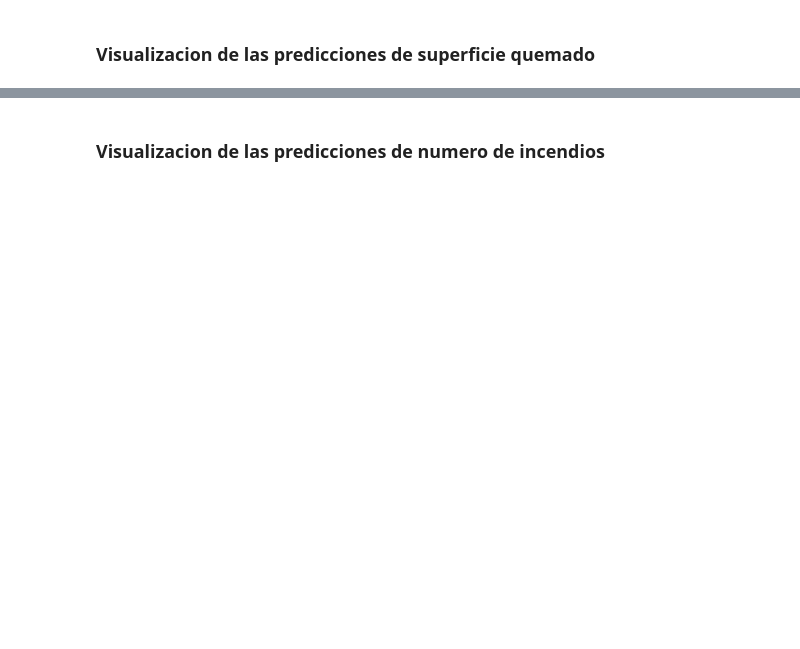
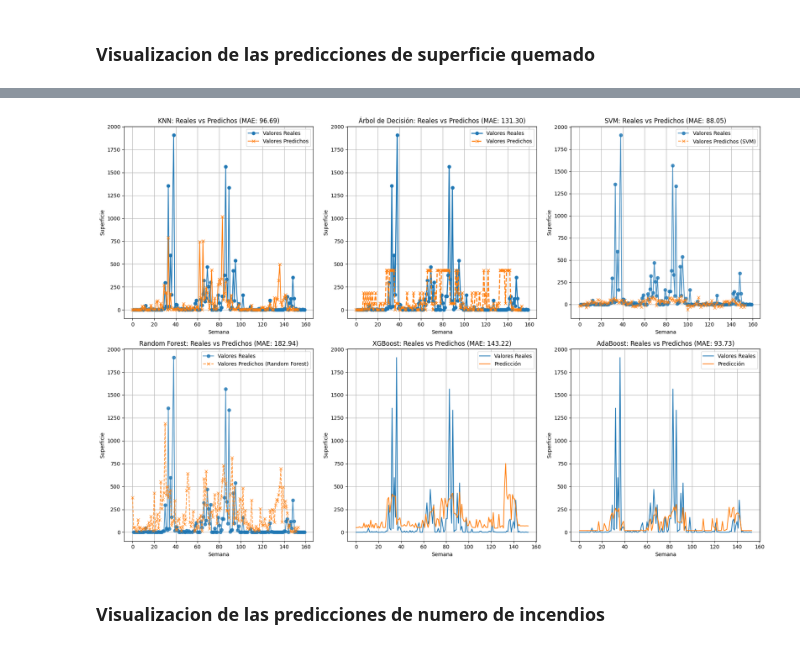
Before and after one commit to JozsefIvanGafo/4-Year-Q1-iao-project-Prediction-of-Forest-fires-in-Galicia-Spain2024-UC3M, a Jupyter notebook: prediction_of_forest_fires_in_Galicia2.ipynb, the cells around one changed output, grey strips where cells are left out. Saved outputs shown, nothing was run; the diff lists cells and outputs as text; code cells hidden in the pictures; blank space fills up the shorter version.

```diff
--- a/prediction_of_forest_fires_in_Galicia2.ipynb
+++ b/prediction_of_forest_fires_in_Galicia2.ipynb
@@ -359,11 +359,11 @@ param_grid = {
 }
 
 # Realizar Grid Search
-ab = GridSearchCV(estimator=ada_boost, param_grid=param_grid, scoring='neg_mean_absolute_error', cv=5)
+ab = GridSearchCV(estimator=ada_boost, param_grid=param_grid, scoring='neg_mean_absolute_error', cv=5 ,n_jobs=-1)
 ab.fit(x_train, y_train)
 
 # Realizar Grid Search
-ab_2 = GridSearchCV(estimator=ada_boost, param_grid=param_grid, scoring='neg_mean_absolute_error', cv=5)
+ab_2 = GridSearchCV(estimator=ada_boost, param_grid=param_grid, scoring='neg_mean_absolute_error', cv=5, n_jobs=-1)
 ab_2.fit(x_train, y_train_2)
 
 
@@ -470,3 +470,88 @@ plt.show()
+# %%
+def filter_values(y_true, y_pred):
+    mask = y_true <= 4000
+    return y_true[mask], y_pred[mask]
+
+fig, axes = plt.subplots(2, 3, figsize=(18, 12))  # Crear una tabla de 2 filas y 3 columnas
+axes = axes.flatten()  # Aplanar para un acceso sencillo a cada subplot
+
+# Gráfica 1: KNN
+y_pred_knn = knn_hpo.best_estimator_.predict(x_test)
+y_test_filtered, y_pred_knn_filtered = filter_values(y_test, y_pred_knn)
+mae_knn = mean_absolute_error(y_test_filtered, y_pred_knn_filtered)
+axes[0].plot(y_test_filtered, label='Valores Reales', marker='o')
+axes[0].plot(y_pred_knn_filtered, label='Valores Predichos', marker='x')
+axes[0].set_title(f'KNN: Reales vs Predichos (MAE: {mae_knn:.2f})')
+axes[0].set_xlabel('Semana')
+axes[0].set_ylabel('Superficie')
+axes[0].legend()
+axes[0].grid()
+
+# Gráfica 2: Árbol de Decisión
+y_pred_dt = tree_hpo.best_estimator_.predict(x_test)
+y_test_filtered, y_pred_dt_filtered = filter_values(y_test, y_pred_dt)
+mae_dt = mean_absolute_error(y_test_filtered, y_pred_dt_filtered)
+axes[1].plot(y_test_filtered, label='Valores Reales', marker='o', linestyle='-', linewidth=2)
+axes[1].plot(y_pred_dt_filtered, label='Valores Predichos', marker='x', linestyle='--', linewidth=2)
+axes[1].set_title(f'Árbol de Decisión: Reales vs Predichos (MAE: {mae_dt:.2f})')
+axes[1].set_xlabel('Semana')
+axes[1].set_ylabel('Superficie')
+axes[1].legend()
+axes[1].grid()
+
+# Gráfica 3: SVM
+y_pred_svm = svm_hpo.best_estimator_.predict(x_test)
+y_test_filtered, y_pred_svm_filtered = filter_values(y_test, y_pred_svm)
+mae_svm = mean_absolute_error(y_test_filtered, y_pred_svm_filtered)
+axes[2].plot(y_test_filtered, label='Valores Reales', marker='o', linestyle='-', alpha=0.8)
+axes[2].plot(y_pred_svm_filtered, label='Valores Predichos (SVM)', marker='x', linestyle='--', alpha=0.8)
+axes[2].set_title(f'SVM: Reales vs Predichos (MAE: {mae_svm:.2f})')
+axes[2].set_xlabel('Semana')
+axes[2].set_ylabel('Superficie')
+axes[2].legend()
+axes[2].grid()
+
+# Gráfica 4: Random Forest
+y_pred_rf = rf_hpo.best_estimator_.predict(x_test)
+y_test_filtered, y_pred_rf_filtered = filter_values(y_test, y_pred_rf)
+mae_rf = mean_absolute_error(y_test_filtered, y_pred_rf_filtered)
+axes[3].plot(y_test_filtered, label='Valores Reales', marker='o', linestyle='-', alpha=0.8)
+axes[3].plot(y_pred_rf_filtered, label='Valores Predichos (Random Forest)', marker='x', linestyle='--', alpha=0.8)
+axes[3].set_title(f'Random Forest: Reales vs Predichos (MAE: {mae_rf:.2f})')
+axes[3].set_xlabel('Semana')
+axes[3].set_ylabel('Superficie')
+axes[3].legend()
+axes[3].grid()
+
+# Gráfica 5: XGBoost
+y_pred_xgb = best_model_xgb.predict(x_test)
+y_test_filtered, y_pred_xgb_filtered = filter_values(y_test.values, y_pred_xgb)
+mae_xgb = mean_absolute_error(y_test_filtered, y_pred_xgb_filtered)
+axes[4].plot(y_test_filtered, label='Valores Reales')
+axes[4].plot(y_pred_xgb_filtered, label='Predicción')
+axes[4].set_title(f'XGBoost: Reales vs Predichos (MAE: {mae_xgb:.2f})')
+axes[4].set_xlabel('Semana')
+axes[4].set_ylabel('Superficie')
+axes[4].legend()
+axes[4].grid()
+
+# Gráfica 6: AdaBoost
+y_pred_ab = best_model_ab.predict(x_test)
+y_test_filtered, y_pred_ab_filtered = filter_values(y_test.values, y_pred_ab)
+mae_ab = mean_absolute_error(y_test_filtered, y_pred_ab_filtered)
+axes[5].plot(y_test_filtered, label='Valores Reales')
+axes[5].plot(y_pred_ab_filtered, label='Predicción')
+axes[5].set_title(f'AdaBoost: Reales vs Predichos (MAE: {mae_ab:.2f})')
+axes[5].set_xlabel('Semana')
+axes[5].set_ylabel('Superficie')
+axes[5].legend()
+axes[5].grid()
+
+# Ajustar espacio entre subtramas
+plt.tight_layout()
+plt.show()
+# %% [output]
+[figure, added]
 # %% [markdown]
 ### Visualizacion de las predicciones de numero de incendios
 # %%
```
Also changed, not shown: parts of 10 cells of this notebook, 2 other files.
